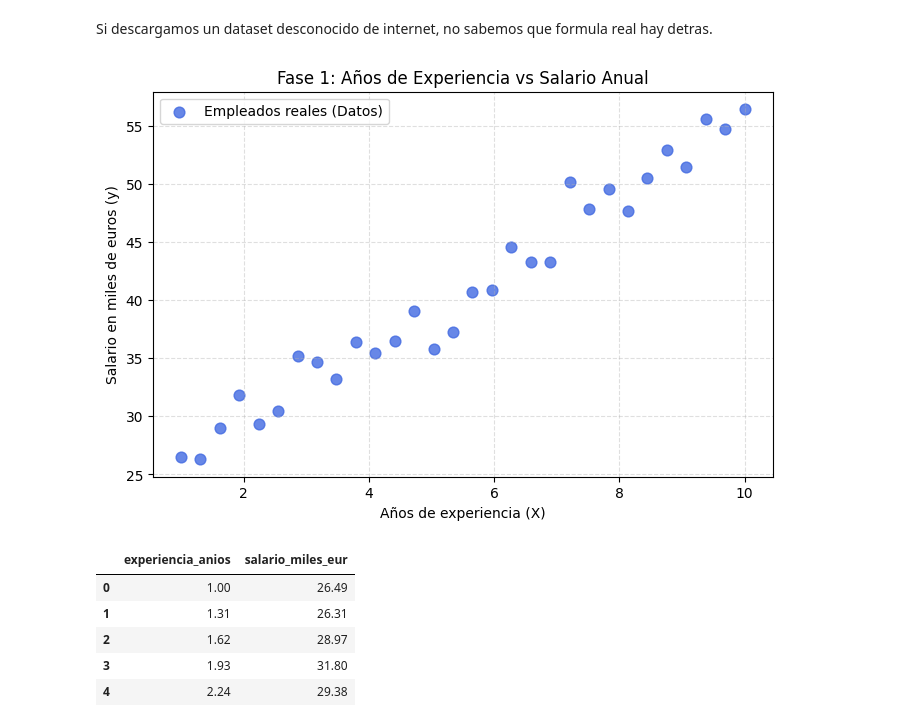
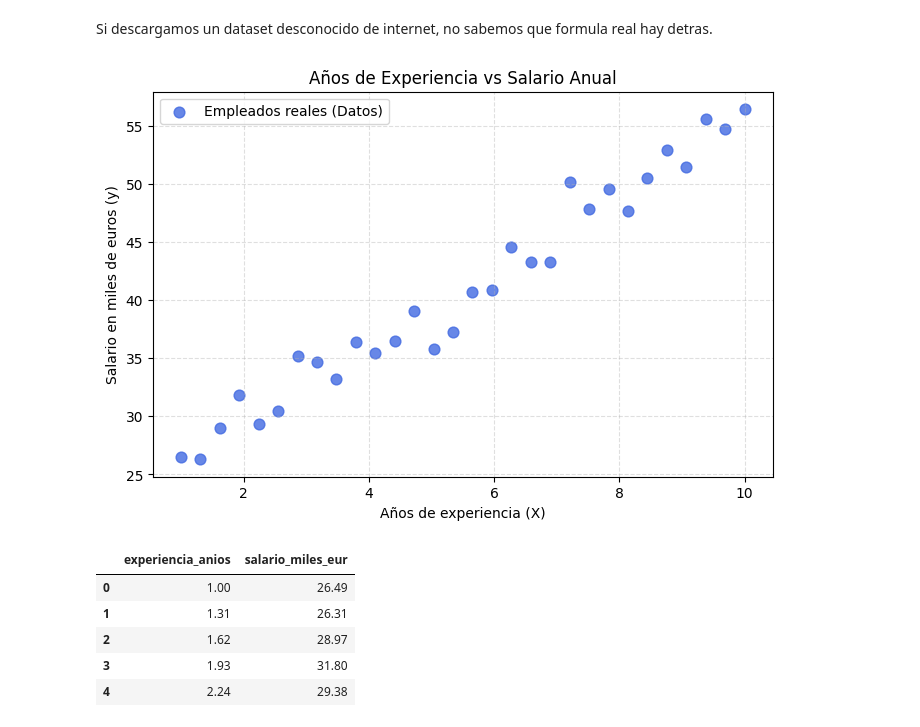
Before and after one commit to AlejandroCuntin/data-science, a Jupyter notebook: 03-regresión-lineal/notebooks/01-regresion-lineal.ipynb, the cells around one changed output. Saved outputs shown, nothing was run; the diff lists cells and outputs as text; code cells hidden in the pictures.

```diff
--- a/03-regresión-lineal/notebooks/01-regresion-lineal.ipynb
+++ b/03-regresión-lineal/notebooks/01-regresion-lineal.ipynb
@@ -19,35 +19,35 @@ np.random.seed(42)
 X = np.linspace(1, 10, 30)
 
 #Creamos y: Salario (miles de euros) = 3.5 * X + 22 + variación aleatoria (ruido)
 #Genera 30 números al azar alrededor de 0 (unos positivos y otros negativos, con una desviación media de 2.0 que simulan
 # las diferencias naturales de sueldo entre empleados
 ruido = np.random.normal(0, 2.0, size=30)
 y = 3.5 * X + 22.0 + ruido
 
 #Guardamos esta tabla dentro de un CSV dentro de data/
 df = pd.DataFrame({
     "experiencia_anios": X.round(2),
     "salario_miles_eur": y.round(2)
 })
 
 df.to_csv("../data/salarios.csv", index=False)
 
 #Dibujamos la nube de puntos (Scatter Plot)
 plt.figure(figsize=(8,5))
 plt.scatter(X, y, color="royalblue", s=60, alpha=0.8, label="Empleados reales (Datos)")
-plt.title("Fase 1: Años de Experiencia vs Salario Anual")
+plt.title("Años de Experiencia vs Salario Anual")
 plt.xlabel("Años de experiencia (X)")
 plt.ylabel("Salario en miles de euros (y)")
 plt.grid(True, linestyle="--", alpha=0.4)
 plt.legend()
 
 #Guardamos gráfico y mostramos los primeros 5 empleados de la tabla
 plt.savefig("../reports/figures/01_scatter_datos.png", dpi=150, bbox_inches="tight")
 plt.show()
 
 df.head()
 # %% [output]
-[figure, old version]
+[figure, new version]
 |  | experiencia_anios | salario_miles_eur |
 | 0 | 1.00 | 26.49 |
 | 1 | 1.31 | 26.31 |
```
Also changed, not shown: parts of 8 cells of this notebook, 2 other files.
